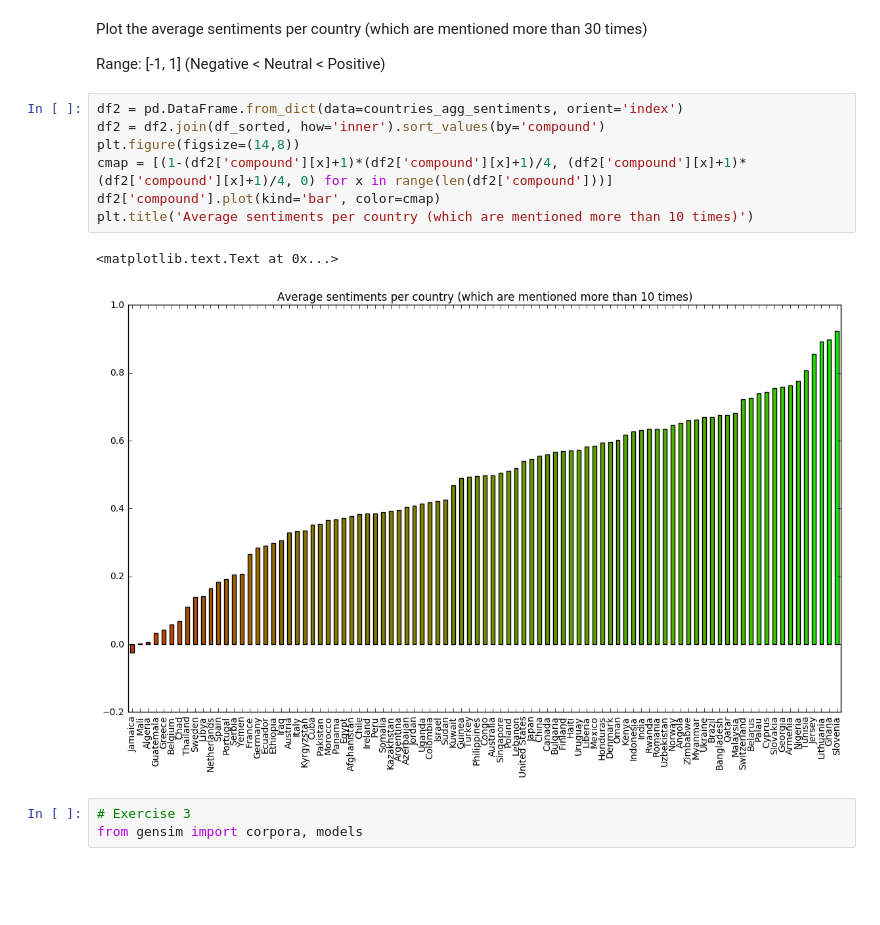
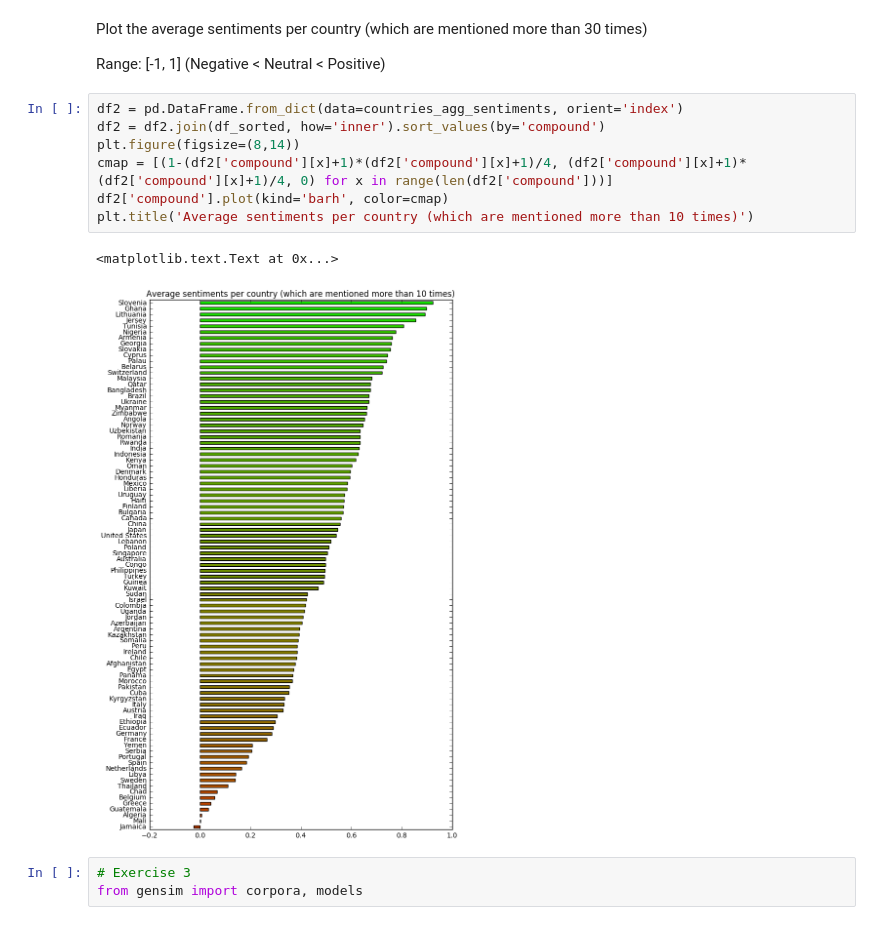
Before and after one commit to bojbilla/AdaHomeworks, a Jupyter notebook: 05 - Taming Text/HW5.ipynb, the cells around one changed output. Cells and saved outputs as stored; diff of their text form; blank space fills up the shorter version.

Commit message:
nice horizontal bar plot

```diff
--- a/05 - Taming Text/HW5.ipynb
+++ b/05 - Taming Text/HW5.ipynb
@@ -196,13 +196,13 @@ Range: [-1, 1] (Negative < Neutral < Positive)
 # %%
 df2 = pd.DataFrame.from_dict(data=countries_agg_sentiments, orient='index')
 df2 = df2.join(df_sorted, how='inner').sort_values(by='compound')
-plt.figure(figsize=(14,8))
+plt.figure(figsize=(8,14))
 cmap = [(1-(df2['compound'][x]+1)*(df2['compound'][x]+1)/4, (df2['compound'][x]+1)*(df2['compound'][x]+1)/4, 0) for x in range(len(df2['compound']))]
-df2['compound'].plot(kind='bar', color=cmap)
+df2['compound'].plot(kind='barh', color=cmap)
 plt.title('Average sentiments per country (which are mentioned more than 10 times)')
 # %% [output]
 <matplotlib.text.Text at 0x...>
-[figure, old version]
+[figure, new version]
 # %%
 # Exercise 3
 from gensim import corpora, models
```
Also changed, not shown: parts of 1 cell of this notebook.
